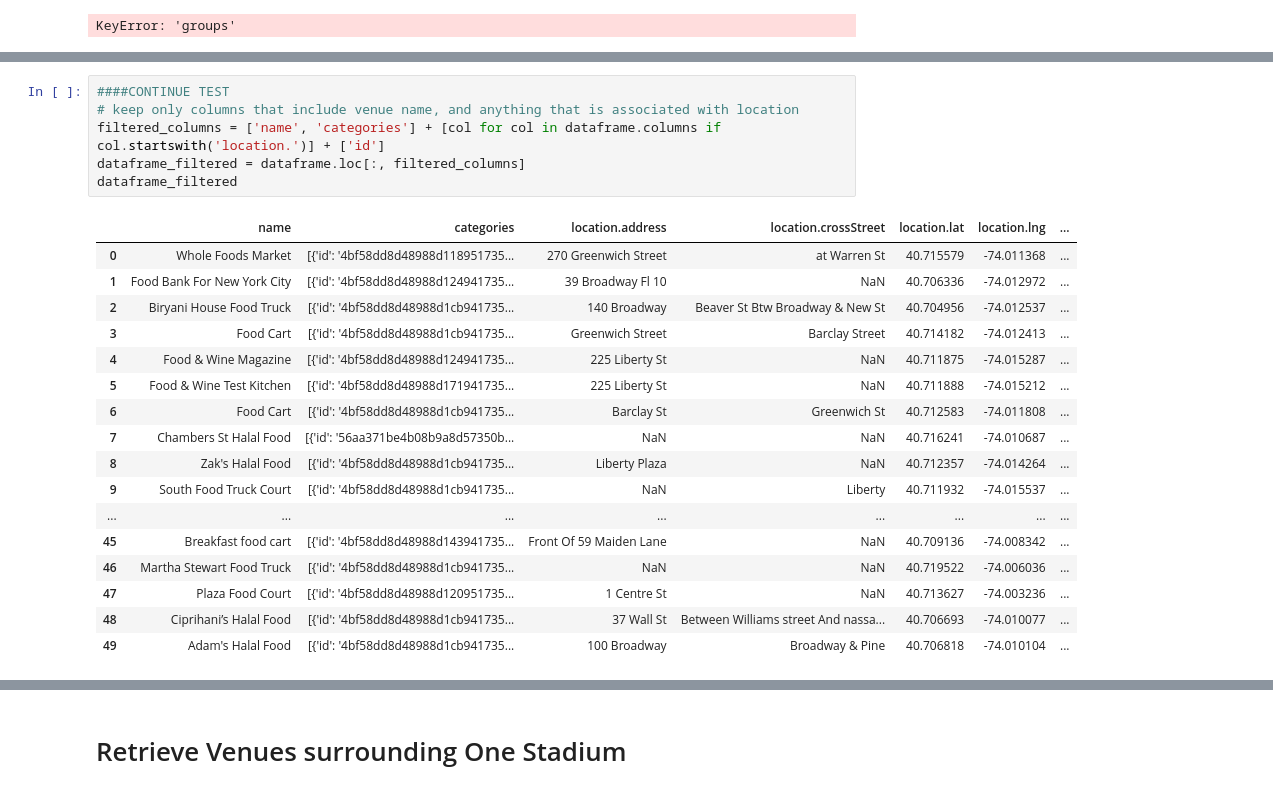
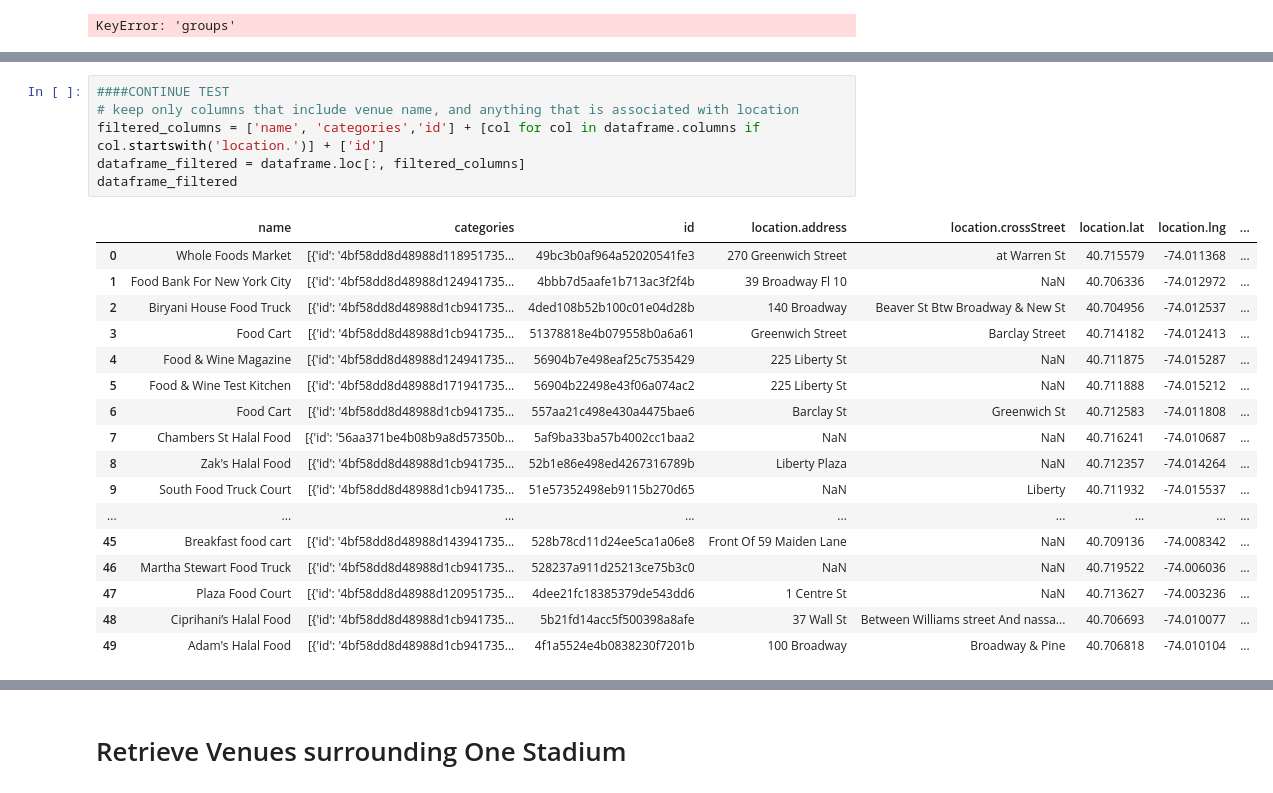
Before and after one commit to ptdanner/CourseraCapstone, a Jupyter notebook: Capstone Final Project.ipynb, the cells around one changed output, grey strips where cells are left out. Drawn from its saved outputs; the diff is of its cells as text.

```diff
--- a/Capstone Final Project.ipynb
+++ b/Capstone Final Project.ipynb
@@ -361,27 +361,27 @@ Food .... OK!
 # %%
 ####CONTINUE TEST
 # keep only columns that include venue name, and anything that is associated with location
-filtered_columns = ['name', 'categories'] + [col for col in dataframe.columns if col.startswith('location.')] + ['id']
+filtered_columns = ['name', 'categories','id'] + [col for col in dataframe.columns if col.startswith('location.')] + ['id']
 dataframe_filtered = dataframe.loc[:, filtered_columns]
 dataframe_filtered
 # %% [output]
-|  | name | categories | location.address | location.crossStreet | location.lat | location.lng | ... |
-| 0 | Whole Foods Market | [{'id': '4bf58dd8d48988d118951735... | 270 Greenwich Street | at Warren St | 40.715579 | -74.011368 | ... |
-| 1 | Food Bank For New York City | [{'id': '4bf58dd8d48988d124941735... | 39 Broadway Fl 10 | NaN | 40.706336 | -74.012972 | ... |
-| 2 | Biryani House Food Truck | [{'id': '4bf58dd8d48988d1cb941735... | 140 Broadway | Beaver St Btw Broadway & New St | 40.704956 | -74.012537 | ... |
-| 3 | Food Cart | [{'id': '4bf58dd8d48988d1cb941735... | Greenwich Street | Barclay Street | 40.714182 | -74.012413 | ... |
-| 4 | Food & Wine Magazine | [{'id': '4bf58dd8d48988d124941735... | 225 Liberty St | NaN | 40.711875 | -74.015287 | ... |
-| 5 | Food & Wine Test Kitchen | [{'id': '4bf58dd8d48988d171941735... | 225 Liberty St | NaN | 40.711888 | -74.015212 | ... |
-| 6 | Food Cart | [{'id': '4bf58dd8d48988d1cb941735... | Barclay St | Greenwich St | 40.712583 | -74.011808 | ... |
-| 7 | Chambers St Halal Food | [{'id': '56aa371be4b08b9a8d57350b... | NaN | NaN | 40.716241 | -74.010687 | ... |
-| 8 | Zak's Halal Food | [{'id': '4bf58dd8d48988d1cb941735... | Liberty Plaza | NaN | 40.712357 | -74.014264 | ... |
-| 9 | South Food Truck Court | [{'id': '4bf58dd8d48988d1cb941735... | NaN | Liberty | 40.711932 | -74.015537 | ... |
-| ... | ... | ... | ... | ... | ... | ... | ... |
-| 45 | Breakfast food cart | [{'id': '4bf58dd8d48988d143941735... | Front Of 59 Maiden Lane | NaN | 40.709136 | -74.008342 | ... |
-| 46 | Martha Stewart Food Truck | [{'id': '4bf58dd8d48988d1cb941735... | NaN | NaN | 40.719522 | -74.006036 | ... |
-| 47 | Plaza Food Court | [{'id': '4bf58dd8d48988d120951735... | 1 Centre St | NaN | 40.713627 | -74.003236 | ... |
-| 48 | Ciprihani’s Halal Food | [{'id': '4bf58dd8d48988d1cb941735... | 37 Wall St | Between Williams street And nassa... | 40.706693 | -74.010077 | ... |
-| 49 | Adam's Halal Food | [{'id': '4bf58dd8d48988d1cb941735... | 100 Broadway | Broadway & Pine | 40.706818 | -74.010104 | ... |
+|  | name | categories | id | location.address | location.crossStreet | location.lat | location.lng | ... |
+| 0 | Whole Foods Market | [{'id': '4bf58dd8d48988d118951735... | 49bc3b0af964a52020541fe3 | 270 Greenwich Street | at Warren St | 40.715579 | -74.011368 | ... |
+| 1 | Food Bank For New York City | [{'id': '4bf58dd8d48988d124941735... | 4bbb7d5aafe1b713ac3f2f4b | 39 Broadway Fl 10 | NaN | 40.706336 | -74.012972 | ... |
+| 2 | Biryani House Food Truck | [{'id': '4bf58dd8d48988d1cb941735... | 4ded108b52b100c01e04d28b | 140 Broadway | Beaver St Btw Broadway & New St | 40.704956 | -74.012537 | ... |
+| 3 | Food Cart | [{'id': '4bf58dd8d48988d1cb941735... | 51378818e4b079558b0a6a61 | Greenwich Street | Barclay Street | 40.714182 | -74.012413 | ... |
+| 4 | Food & Wine Magazine | [{'id': '4bf58dd8d48988d124941735... | 56904b7e498eaf25c7535429 | 225 Liberty St | NaN | 40.711875 | -74.015287 | ... |
+| 5 | Food & Wine Test Kitchen | [{'id': '4bf58dd8d48988d171941735... | 56904b22498e43f06a074ac2 | 225 Liberty St | NaN | 40.711888 | -74.015212 | ... |
+| 6 | Food Cart | [{'id': '4bf58dd8d48988d1cb941735... | 557aa21c498e430a4475bae6 | Barclay St | Greenwich St | 40.712583 | -74.011808 | ... |
+| 7 | Chambers St Halal Food | [{'id': '56aa371be4b08b9a8d57350b... | 5af9ba33ba57b4002cc1baa2 | NaN | NaN | 40.716241 | -74.010687 | ... |
+| 8 | Zak's Halal Food | [{'id': '4bf58dd8d48988d1cb941735... | 52b1e86e498ed4267316789b | Liberty Plaza | NaN | 40.712357 | -74.014264 | ... |
+| 9 | South Food Truck Court | [{'id': '4bf58dd8d48988d1cb941735... | 51e57352498eb9115b270d65 | NaN | Liberty | 40.711932 | -74.015537 | ... |
+| ... | ... | ... | ... | ... | ... | ... | ... | ... |
+| 45 | Breakfast food cart | [{'id': '4bf58dd8d48988d143941735... | 528b78cd11d24ee5ca1a06e8 | Front Of 59 Maiden Lane | NaN | 40.709136 | -74.008342 | ... |
+| 46 | Martha Stewart Food Truck | [{'id': '4bf58dd8d48988d1cb941735... | 528237a911d25213ce75b3c0 | NaN | NaN | 40.719522 | -74.006036 | ... |
+| 47 | Plaza Food Court | [{'id': '4bf58dd8d48988d120951735... | 4dee21fc18385379de543dd6 | 1 Centre St | NaN | 40.713627 | -74.003236 | ... |
+| 48 | Ciprihani’s Halal Food | [{'id': '4bf58dd8d48988d1cb941735... | 5b21fd14acc5f500398a8afe | 37 Wall St | Between Williams street And nassa... | 40.706693 | -74.010077 | ... |
+| 49 | Adam's Halal Food | [{'id': '4bf58dd8d48988d1cb941735... | 4f1a5524e4b0838230f7201b | 100 Broadway | Broadway & Pine | 40.706818 | -74.010104 | ... |
 # %%
 ####CONTINUE TEST
 
```
Also changed, not shown: parts of 25 cells of this notebook.
